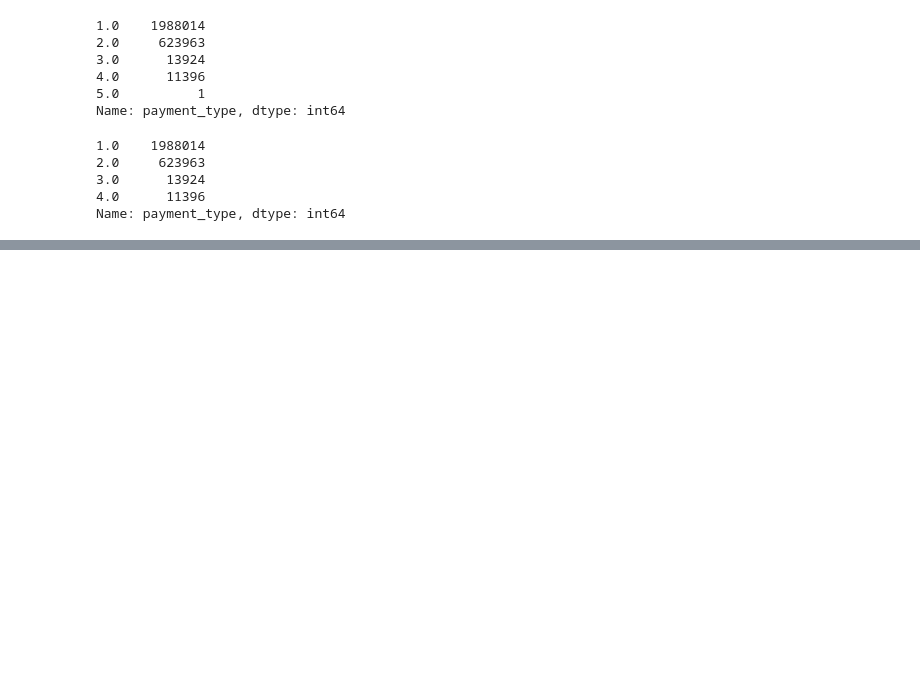
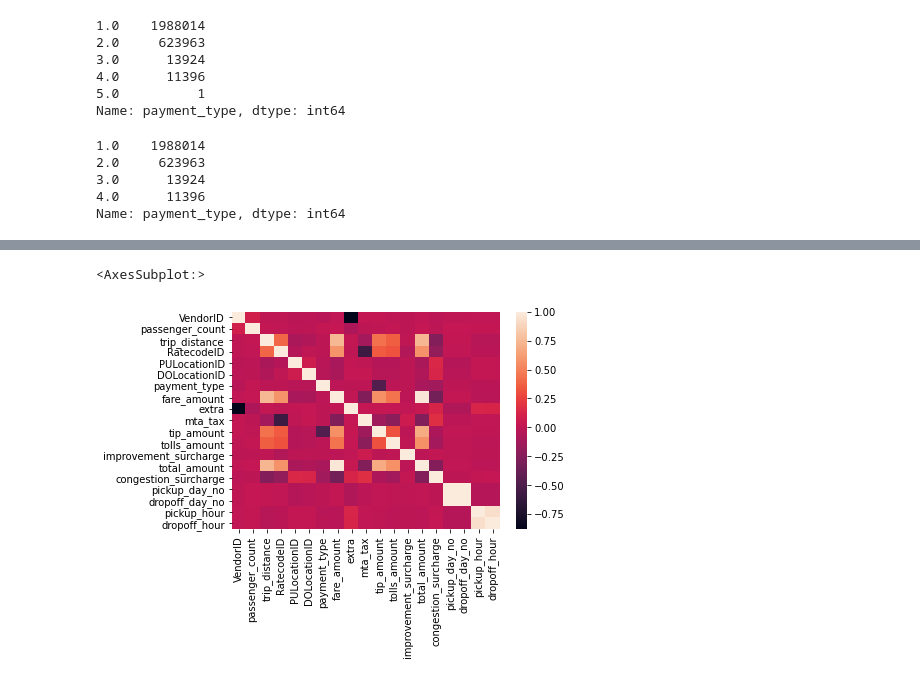
Before and after one commit to mukhtar2019/taxi_trip_regression, a Jupyter notebook: MVP_notebook.ipynb, the cells around one changed output, grey strips where cells are left out. Saved outputs shown, nothing was run; the diff lists cells and outputs as text; code cells hidden in the pictures; blank space fills up the shorter version.

```diff
--- a/MVP_notebook.ipynb
+++ b/MVP_notebook.ipynb
@@ -138,0 +219,7 @@ df_train_sample
+# %%
+df_train_sample['tpep_pickup_datetime']=pd.to_datetime(df_train_sample['tpep_pickup_datetime'])
+df_train_sample['tpep_dropoff_datetime']=pd.to_datetime(df_train_sample['tpep_dropoff_datetime'])
+df_train_sample['pickup_day_no']=df_train_sample['tpep_pickup_datetime'].dt.weekday
+df_train_sample['dropoff_day_no']=df_train_sample['tpep_dropoff_datetime'].dt.weekday
+df_train_sample['pickup_hour']=df_train_sample['tpep_pickup_datetime'].dt.hour
+df_train_sample['dropoff_hour']=df_train_sample['tpep_dropoff_datetime'].dt.hour
@@ -138,0 +242,6 @@ df_train_sample
+# %%
+
+sns.heatmap(df_train_sample.corr())
+# %% [output]
+<AxesSubplot:>
+[figure, added]
```
Also changed, not shown: parts of 18 cells of this notebook.
